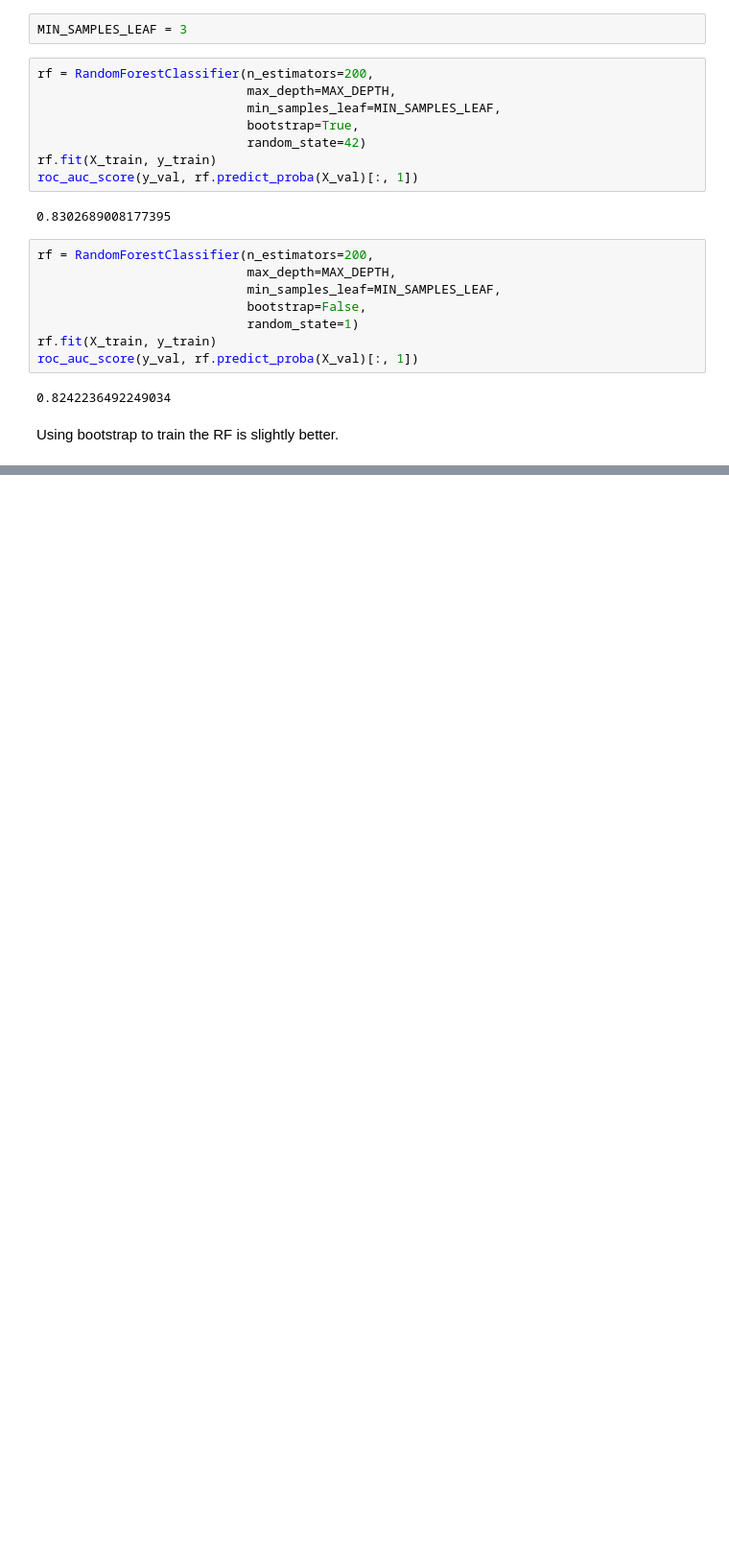
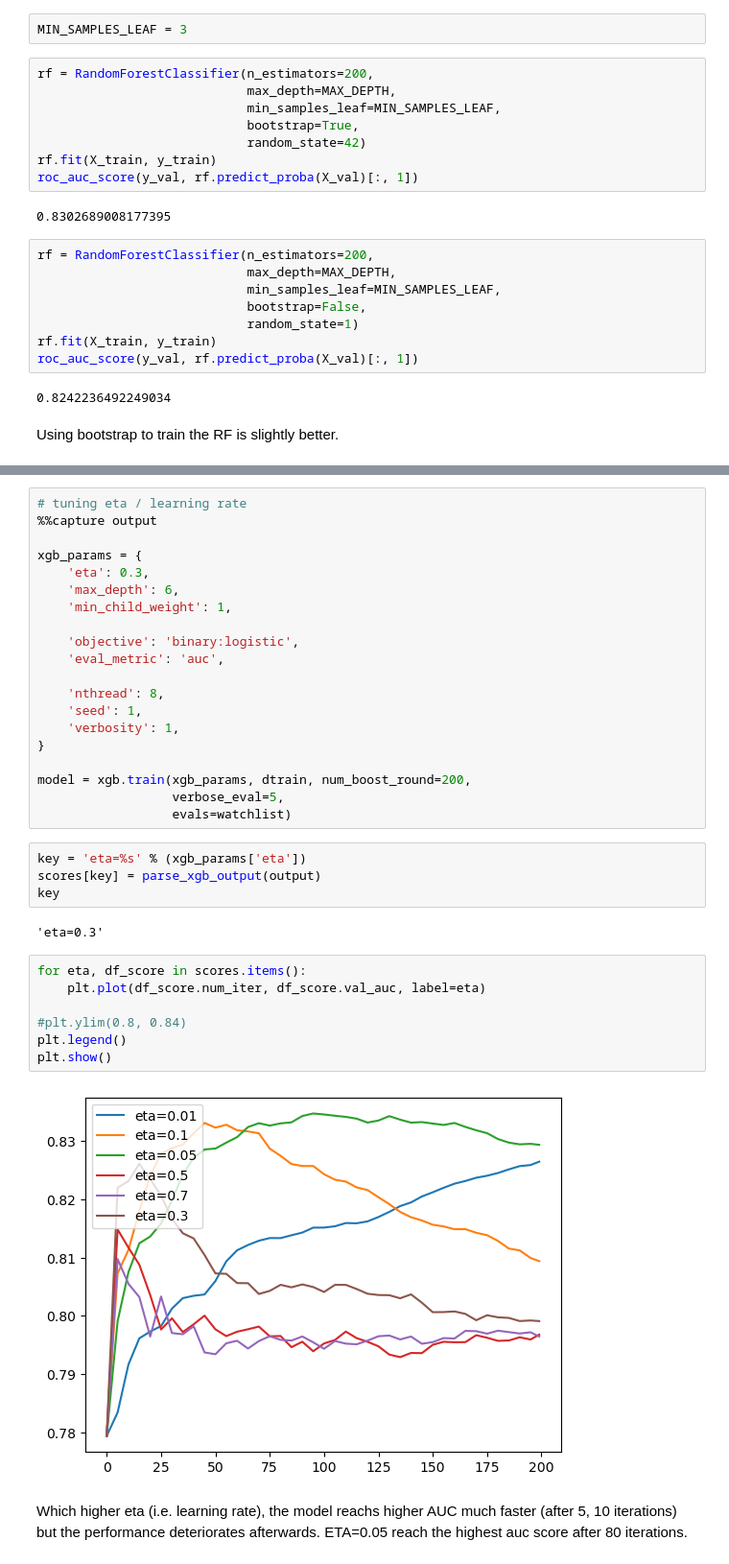
Before and after one commit to phuongddo94/ml-zoomcamp-homework, a Jupyter notebook: 06-trees-xgboost/decision-trees.ipynb, the cells around one changed output, grey strips where cells are left out. Shown at 96% size. Drawn from its saved outputs; the diff is of its cells as text; blank space fills up the shorter version.

```diff
--- a/06-trees-xgboost/decision-trees.ipynb
+++ b/06-trees-xgboost/decision-trees.ipynb
@@ -511,0 +615,37 @@ Using bootstrap to train the RF is slightly better.
+# %%
+# tuning eta / learning rate
+%%capture output
+
+xgb_params = {
+    'eta': 0.3,
+    'max_depth': 6,
+    'min_child_weight': 1,
+
+    'objective': 'binary:logistic',
+    'eval_metric': 'auc',
+
+    'nthread': 8,
+    'seed': 1,
+    'verbosity': 1,
+}
+
+model = xgb.train(xgb_params, dtrain, num_boost_round=200,
+                  verbose_eval=5,
+                  evals=watchlist)
+# %%
+key = 'eta=%s' % (xgb_params['eta'])
+scores[key] = parse_xgb_output(output)
+key
+# %% [output]
+'eta=0.3'
+# %%
+for eta, df_score in scores.items():
+    plt.plot(df_score.num_iter, df_score.val_auc, label=eta)
+
+#plt.ylim(0.8, 0.84)
+plt.legend()
+plt.show()
+# %% [output]
+[figure, added]
+# %% [markdown]
+Which higher eta (i.e. learning rate), the model reachs higher AUC much faster (after 5, 10 iterations) but the performance deteriorates afterwards. ETA=0.05 reach the highest auc score after 80 iterations.
```
Also changed, not shown: parts of 47 cells of this notebook.
